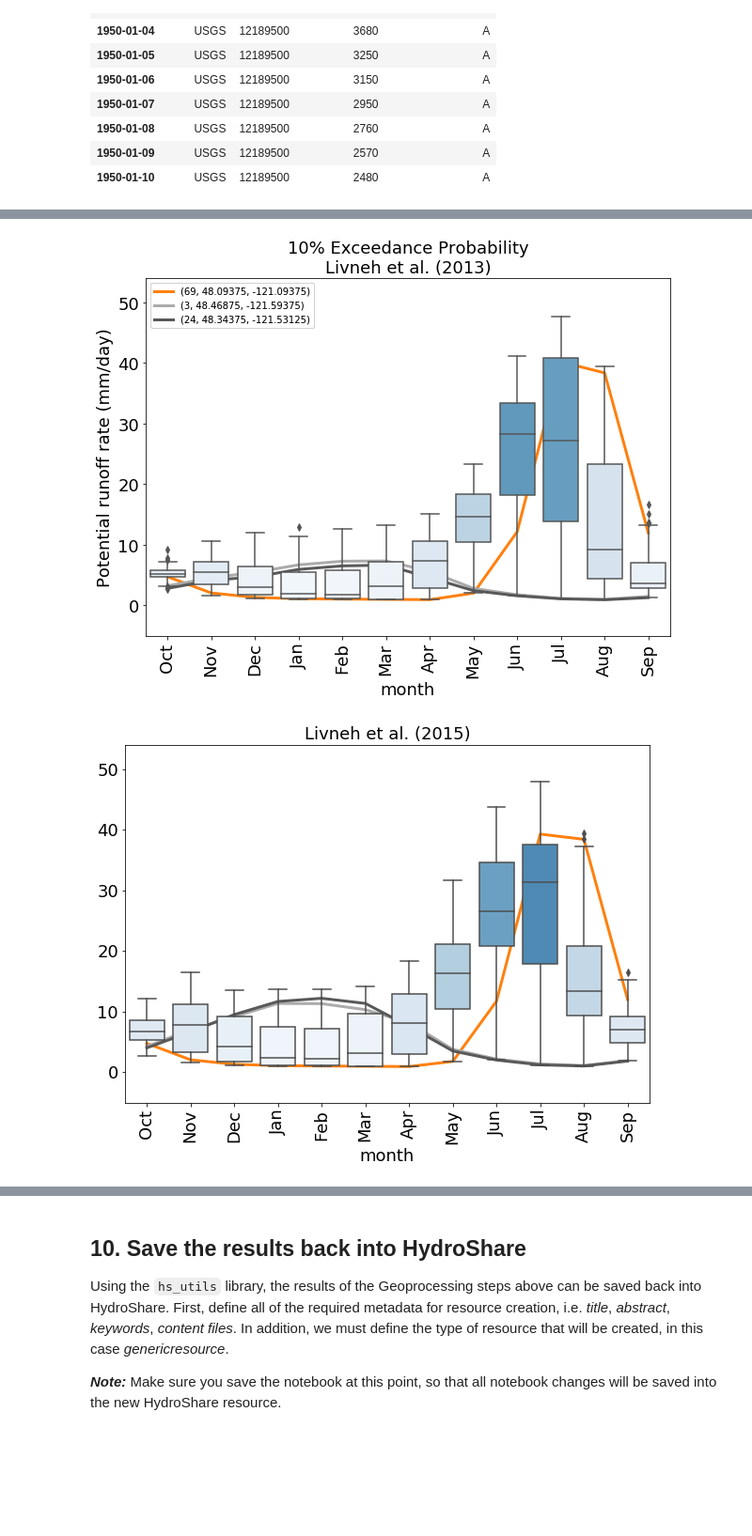
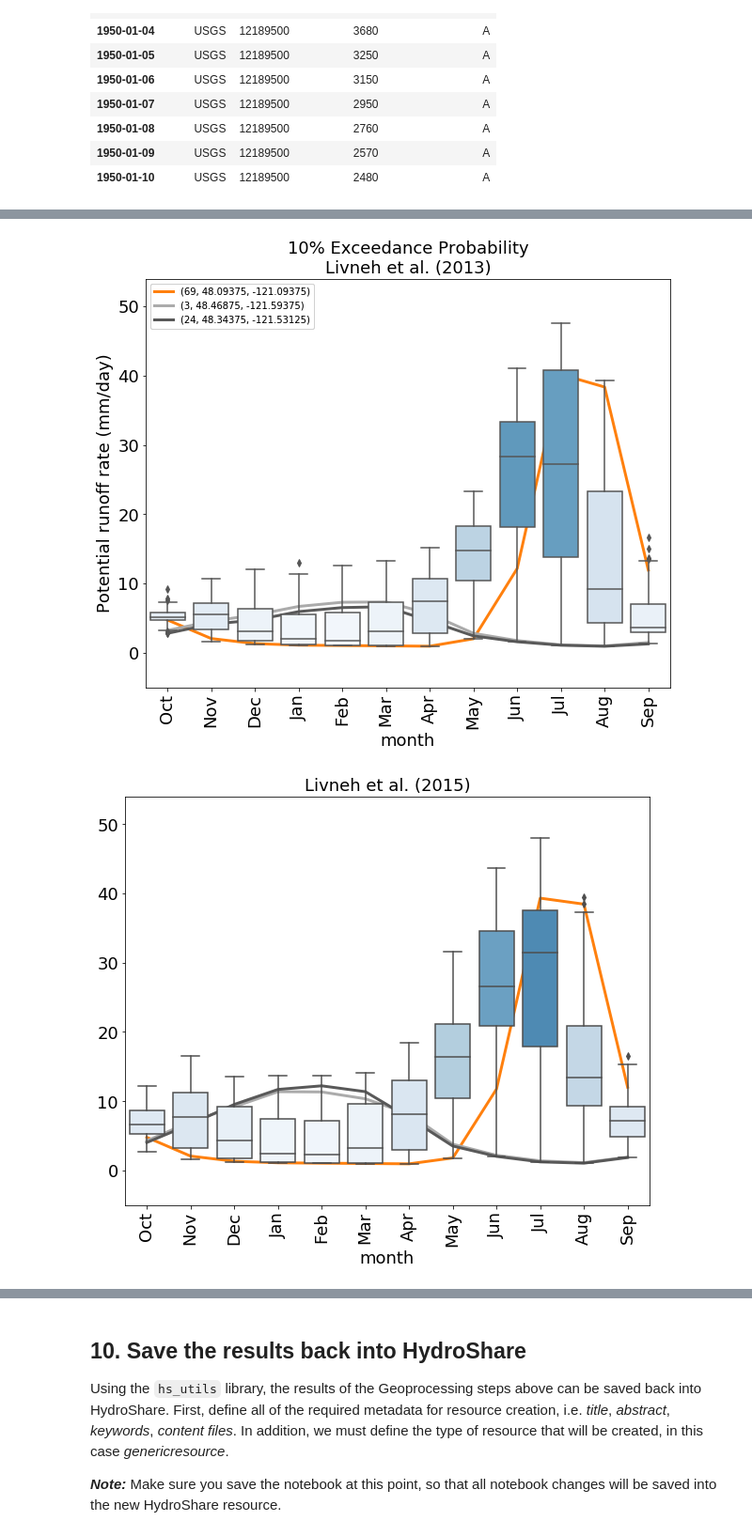
Before and after one commit to Freshwater-Initiative/Observatory, a Jupyter notebook: tutorials/Observatory_usecase4_exceedanceprob.ipynb, the cells around one changed output, grey strips where cells are left out. Shown at 94% size. Cells and saved outputs as stored; diff of their text form; code cells hidden in the pictures; blank space fills up the shorter version.

```diff
--- a/tutorials/Observatory_usecase4_exceedanceprob.ipynb
+++ b/tutorials/Observatory_usecase4_exceedanceprob.ipynb
@@ -404,9 +395,10 @@ for eachmonth in [7]:
                              shapefile=sauk,
                              outfilepath=outfile,
                              plottitle='Mean of {0} total potential runoff 2013'.format(monthlabel.strftime('%B')),
-                             colorbar_label='Total monthly potential runoff (mm)',
+                             colorbar_label='Total potential runoff (mm)',
                              basemap_image='Canvas/World_Light_Gray_Base',
-                             cmap='Blues')
+                             cmap='Blues',
+                             figsize=(2,2))
 
     # render spatial map
     outfile=os.path.join(homedir,'meanbymonthsum_{0}_POTRUNOFF_dailyvic_livneh2015.png'.format(monthlabel.strftime('%b')))
@@ -418,7 +410,8 @@ for eachmonth in [7]:
                              shapefile=sauk,
                              outfilepath=outfile,
                              plottitle='Mean of {0} total potential runoff 2015'.format(monthlabel.strftime('%B')),
-                             colorbar_label='Total monthly potential runoff (mm)',
+                             colorbar_label='Total potential runoff (mm)',
                              basemap_image='Canvas/World_Light_Gray_Base',
-                             cmap='Blues')
+                             cmap='Blues',
+                             figsize=(2,2))
 # %% [output]
@@ -454,37 +447,37 @@ ax3 = ogh.renderValueInBoxplot(vardf=ltm['EXCEED{0}_mmday_dailyvic_livneh2013'.f
                                time_steps='month',
                                wateryear=True,
                                value_name='Potential runoff rate (mm/day)',
                                cmap='Blues',
-                               figsize=(10,7),
+                               figsize=(10,8),
                                reference_lines=reference_lines,
                                ref_legend_loc=2,
                                ref_legend=True,
                                obs_datavector=[0],
                                obs_datalabel=[' '])
 
 
 # render monthly exceedance probability distributions for Livneh et al. (2015)
 outfile=os.path.join(homedir, 'SaukExceedance{0}_livneh2015.png'.format(10))
 files.append(outfile)
 ax4 = ogh.renderValueInBoxplot(vardf=ltm['EXCEED{0}_mmday_dailyvic_livneh2015'.format(10)],
                                vmin=vr.min()-1,
                                vmax=vr.max()+1,
                                outfilepath=outfile,
                                plottitle='Livneh et al. (2015)',
                                time_steps='month',
                                wateryear=True,
                                value_name='',
                                cmap='Blues',
-                               figsize=(10,7),
+                               figsize=(10,8),
                                reference_lines=reference_lines,
                                ref_legend_loc=2,
                                ref_legend=False,
                                obs_datavector=[0],
                                obs_datalabel=[' '],
                                obs_legend=False)
 # %% [output]
-[figure, old version]
+[figure, new version]
-[figure, old version]
+[figure, new version]
 # %%
 # loop through each month to compute the 10% Exceedance Probability
 for eachmonth in [7]:
```
Also changed, not shown: parts of 9 cells of this notebook, 9 other files.
